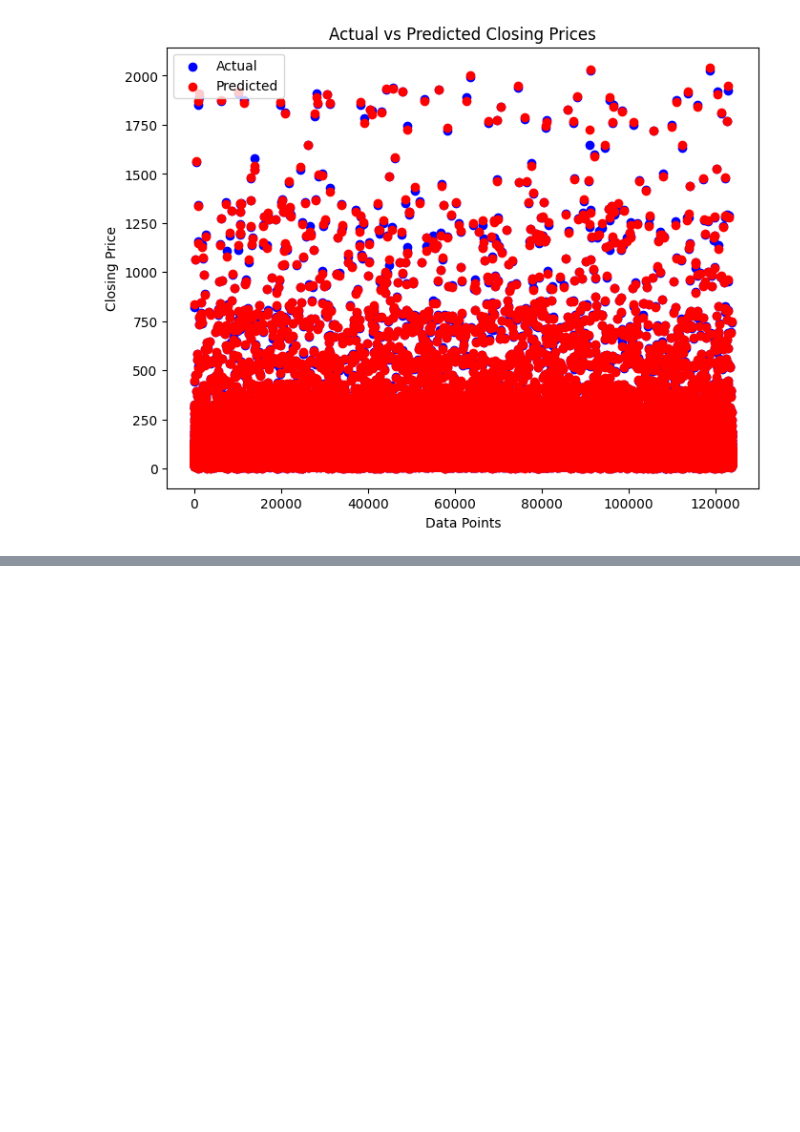
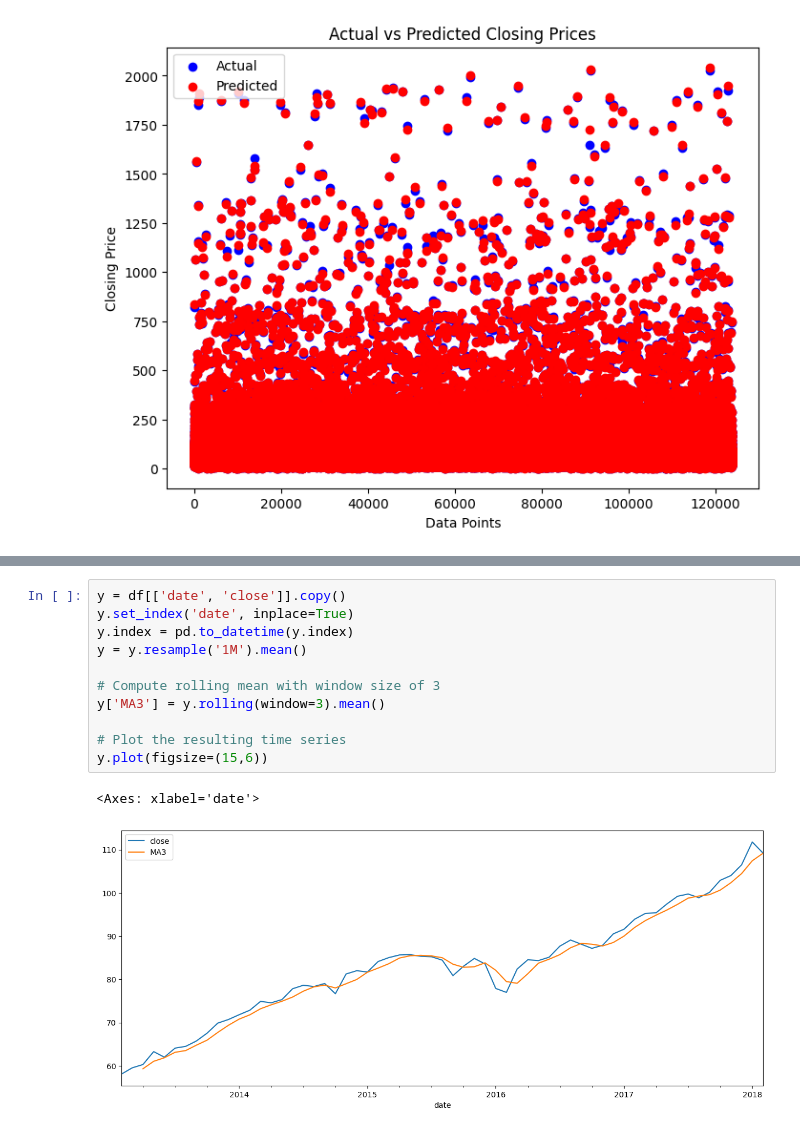
Before and after one commit to paarthvisharma/StockPricePrediction, a Jupyter notebook: StockPrediction.ipynb, the cells around one changed output, grey strips where cells are left out. Saved outputs shown, nothing was run; the diff lists cells and outputs as text; blank space fills up the shorter version.

```diff
--- a/StockPrediction.ipynb
+++ b/StockPrediction.ipynb
@@ -587,0 +631,14 @@ plt.show()
+# %%
+y = df[['date', 'close']].copy()
+y.set_index('date', inplace=True)
+y.index = pd.to_datetime(y.index)
+y = y.resample('1M').mean()
+
+# Compute rolling mean with window size of 3
+y['MA3'] = y.rolling(window=3).mean()
+
+# Plot the resulting time series
+y.plot(figsize=(15,6))
+# %% [output]
+<Axes: xlabel='date'>
+[figure, added]
```
Also changed, not shown: parts of 11 cells of this notebook.
